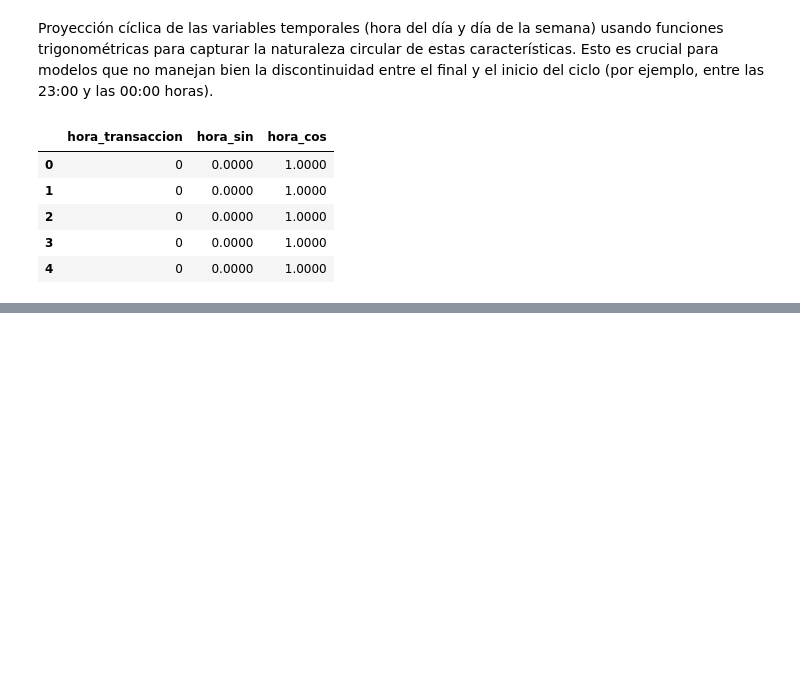
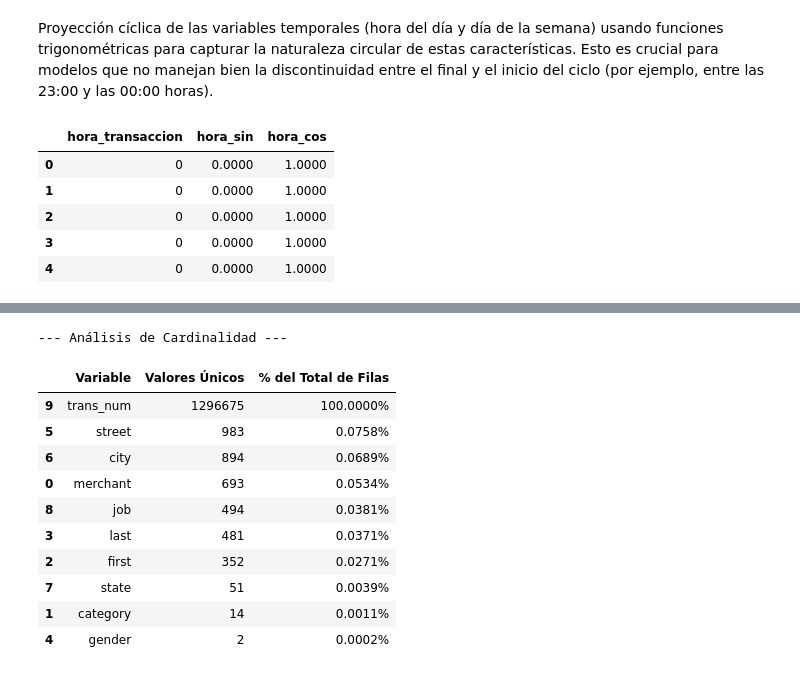
Before and after one commit to MartinHerreraRoncero/Portfolio-data-science, a Jupyter notebook: ML_Credit_Card_Fraud_Detection/notebooks/01_eda_y_features.ipynb, the cells around one changed output, grey strips where cells are left out. Drawn from its saved outputs; the diff is of its cells as text; code cells hidden in the pictures; blank space fills up the shorter version.

Commit message:
EDA cardinalidad

```diff
--- a/ML_Credit_Card_Fraud_Detection/notebooks/01_eda_y_features.ipynb
+++ b/ML_Credit_Card_Fraud_Detection/notebooks/01_eda_y_features.ipynb
@@ -188,0 +196,35 @@ display(df[['hora_transaccion', 'hora_sin', 'hora_cos']].head())
+# %%
+print("--- Análisis de Cardinalidad ---")
+
+# Seleccionamos dinámicamente todas las columnas cualitativas (texto)
+variables_categoricas = df.select_dtypes(include=['object']).columns
+
+# Calculamos los valores únicos y su proporción sobre el total del dataset
+cardinalidad = []
+for col in variables_categoricas:
+    valores_unicos = df[col].nunique()
+    porcentaje_unicos = (valores_unicos / len(df)) * 100
+    cardinalidad.append({
+        'Variable': col,
+        'Valores Únicos': valores_unicos,
+        '% del Total de Filas': porcentaje_unicos
+    })
+
+# Convertimos a DataFrame para una visualización analítica limpia
+df_cardinalidad = pd.DataFrame(cardinalidad).sort_values(by='Valores Únicos', ascending=False)
+
+# Aplicamos un gradiente de color para identificar visualmente el peligro de explosión dimensional
+display(df_cardinalidad.style.format({'% del Total de Filas': '{:.4f}%'}).background_gradient(cmap='OrRd', subset=['Valores Únicos']))
+# %% [output]
+--- Análisis de Cardinalidad ---
+|  | Variable | Valores Únicos | % del Total de Filas |
+| 9 | trans_num | 1296675 | 100.0000% |
+| 5 | street | 983 | 0.0758% |
+| 6 | city | 894 | 0.0689% |
+| 0 | merchant | 693 | 0.0534% |
+| 8 | job | 494 | 0.0381% |
+| 3 | last | 481 | 0.0371% |
+| 2 | first | 352 | 0.0271% |
+| 7 | state | 51 | 0.0039% |
+| 1 | category | 14 | 0.0011% |
+| 4 | gender | 2 | 0.0002% |
```
Also changed, not shown: parts of 1 cell of this notebook.
